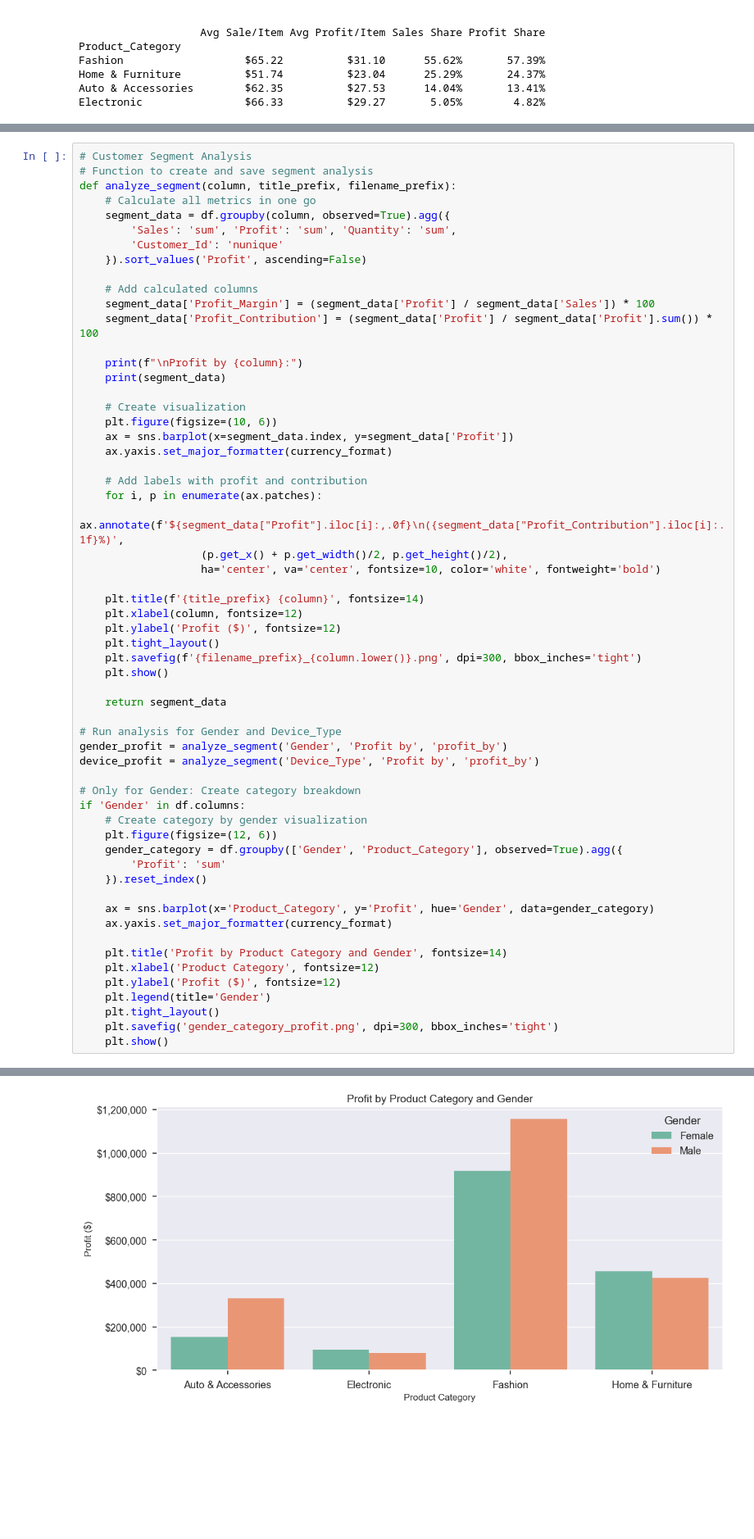
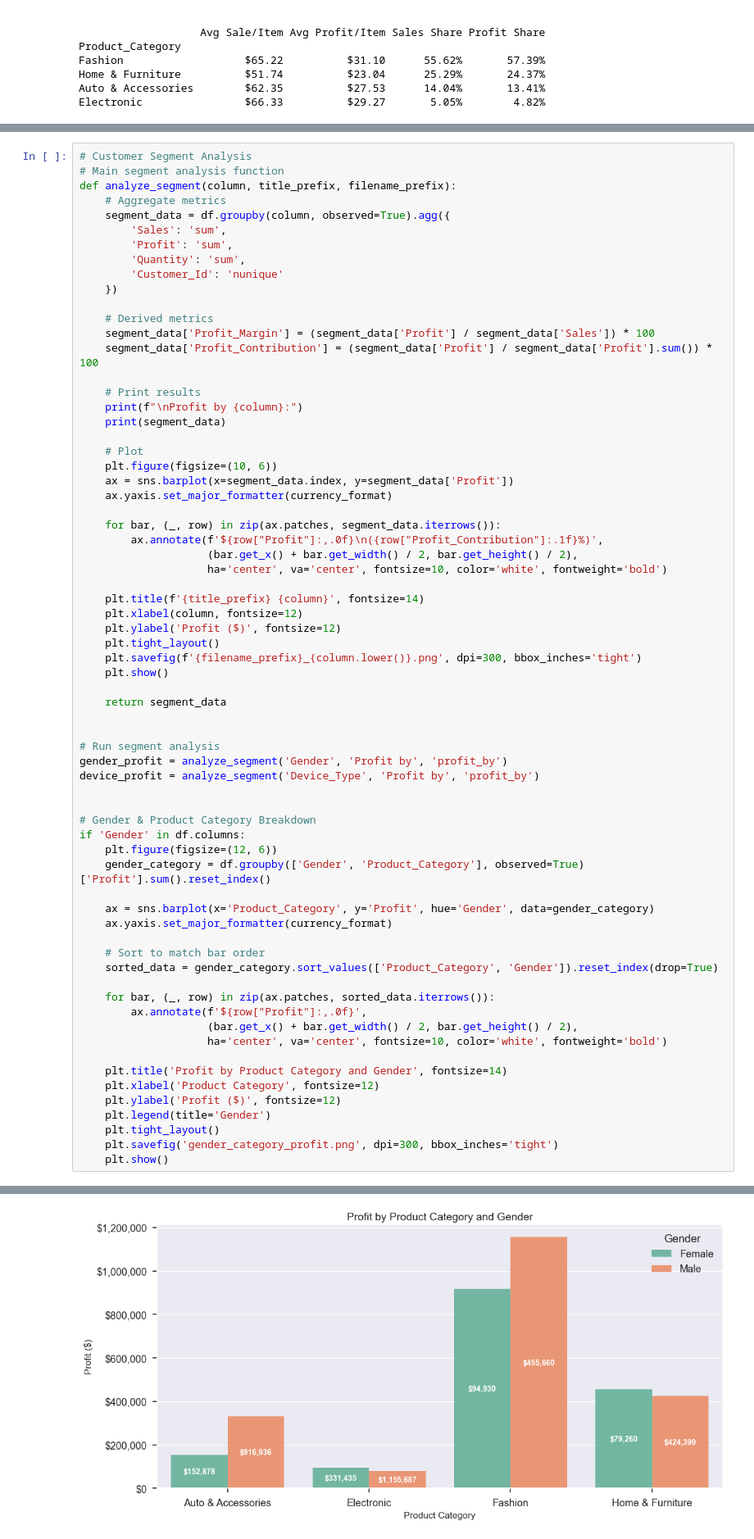
Before and after one commit to Mina-Rezaei/ecommerc-dataset, a Jupyter notebook: ecommerce_notebook.ipynb, the cells around one changed output, grey strips where cells are left out. Shown: that part at 82% size. Drawn from its saved outputs; the diff is of its cells as text; blank space fills up the shorter version.

```diff
--- a/ecommerce_notebook.ipynb
+++ b/ecommerce_notebook.ipynb
@@ -420,31 +420,33 @@ Top Products within Fashion (Sorted by Profit):
 [figure]
 # %%
 # Customer Segment Analysis
-# Function to create and save segment analysis
+# Main segment analysis function
 def analyze_segment(column, title_prefix, filename_prefix):
-    # Calculate all metrics in one go
+    # Aggregate metrics
     segment_data = df.groupby(column, observed=True).agg({
-        'Sales': 'sum', 'Profit': 'sum', 'Quantity': 'sum',
+        'Sales': 'sum',
+        'Profit': 'sum',
+        'Quantity': 'sum',
         'Customer_Id': 'nunique'
-    }).sort_values('Profit', ascending=False)
+    })
 
-    # Add calculated columns
+    # Derived metrics
     segment_data['Profit_Margin'] = (segment_data['Profit'] / segment_data['Sales']) * 100
     segment_data['Profit_Contribution'] = (segment_data['Profit'] / segment_data['Profit'].sum()) * 100
 
+    # Print results
     print(f"\nProfit by {column}:")
     print(segment_data)
 
-    # Create visualization
+    # Plot
     plt.figure(figsize=(10, 6))
     ax = sns.barplot(x=segment_data.index, y=segment_data['Profit'])
     ax.yaxis.set_major_formatter(currency_format)
 
-    # Add labels with profit and contribution
-    for i, p in enumerate(ax.patches):
-        ax.annotate(f'${segment_data["Profit"].iloc[i]:,.0f}\n({segment_data["Profit_Contribution"].iloc[i]:.1f}%)',
-                   (p.get_x() + p.get_width()/2, p.get_height()/2),
-                   ha='center', va='center', fontsize=10, color='white', fontweight='bold')
+    for bar, (_, row) in zip(ax.patches, segment_data.iterrows()):
+        ax.annotate(f'${row["Profit"]:,.0f}\n({row["Profit_Contribution"]:.1f}%)',
+                    (bar.get_x() + bar.get_width() / 2, bar.get_height() / 2),
+                    ha='center', va='center', fontsize=10, color='white', fontweight='bold')
 
     plt.title(f'{title_prefix} {column}', fontsize=14)
     plt.xlabel(column, fontsize=12)
@@ -455,20 +457,27 @@ def analyze_segment(column, title_prefix, filename_prefix):
 
     return segment_data
 
-# Run analysis for Gender and Device_Type
+
+# Run segment analysis
 gender_profit = analyze_segment('Gender', 'Profit by', 'profit_by')
 device_profit = analyze_segment('Device_Type', 'Profit by', 'profit_by')
 
-# Only for Gender: Create category breakdown
+
+# Gender & Product Category Breakdown
 if 'Gender' in df.columns:
-    # Create category by gender visualization
     plt.figure(figsize=(12, 6))
-    gender_category = df.groupby(['Gender', 'Product_Category'], observed=True).agg({
-        'Profit': 'sum'
-    }).reset_index()
+    gender_category = df.groupby(['Gender', 'Product_Category'], observed=True)['Profit'].sum().reset_index()
 
     ax = sns.barplot(x='Product_Category', y='Profit', hue='Gender', data=gender_category)
     ax.yaxis.set_major_formatter(currency_format)
+
+    # Sort to match bar order
+    sorted_data = gender_category.sort_values(['Product_Category', 'Gender']).reset_index(drop=True)
+
+    for bar, (_, row) in zip(ax.patches, sorted_data.iterrows()):
+        ax.annotate(f'${row["Profit"]:,.0f}',
+                    (bar.get_x() + bar.get_width() / 2, bar.get_height() / 2),
+                    ha='center', va='center', fontsize=10, color='white', fontweight='bold')
 
     plt.title('Profit by Product Category and Gender', fontsize=14)
     plt.xlabel('Product Category', fontsize=12)
@@ -502,5 +511,5 @@ Mobile                  7.263255
 [figure]
-[figure, old version]
+[figure, new version]
 # %%
 # Temporal Analysis
 # Create Month_Name from existing Month column
```
Also changed, not shown: parts of 1 cell of this notebook, 3 other files.
